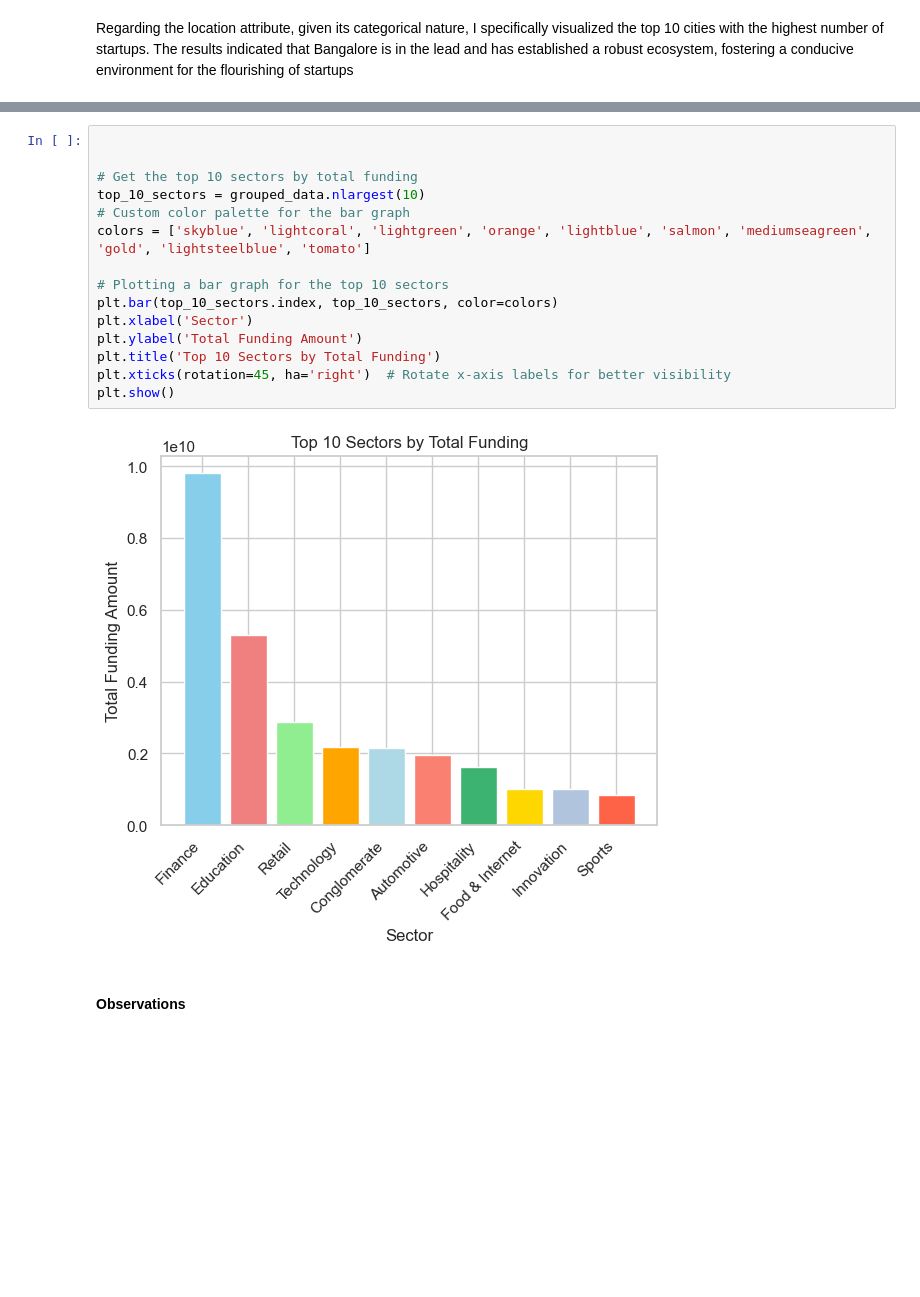
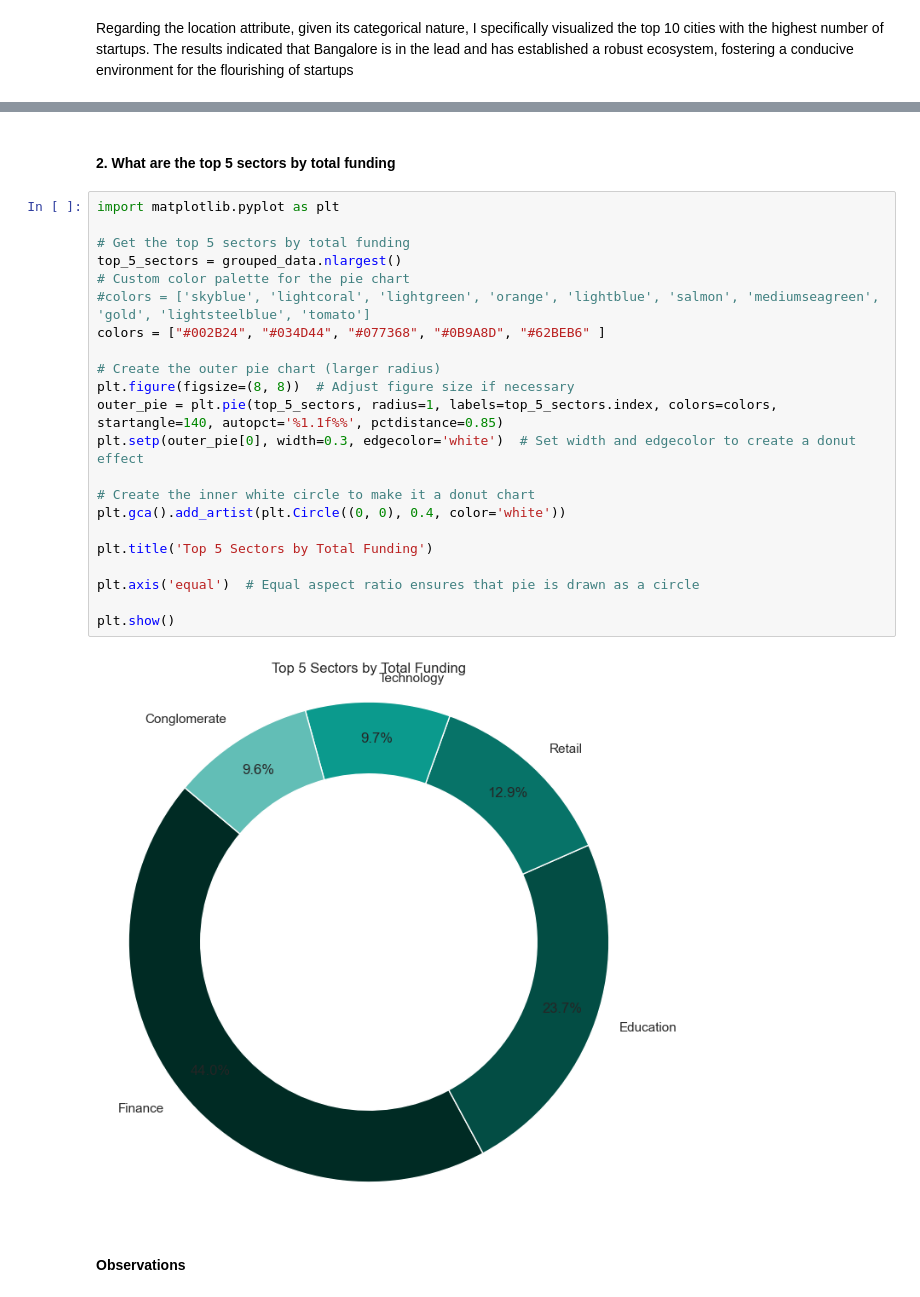
Before and after one commit to Vaniskemunto/ecosystem, a Jupyter notebook: ecosystem.ipynb, the cells around one changed output, grey strips where cells are left out. Cells and saved outputs as stored; diff of their text form; blank space fills up the shorter version.

```diff
--- a/ecosystem.ipynb
+++ b/ecosystem.ipynb
@@ -2331,20 +2315,29 @@ Regarding the location attribute, given its categorical nature, I specifically v
-# %%
-
-
-# Get the top 10 sectors by total funding
-top_10_sectors = grouped_data.nlargest(10)
-# Custom color palette for the bar graph
-colors = ['skyblue', 'lightcoral', 'lightgreen', 'orange', 'lightblue', 'salmon', 'mediumseagreen', 'gold', 'lightsteelblue', 'tomato']
-
-# Plotting a bar graph for the top 10 sectors
-plt.bar(top_10_sectors.index, top_10_sectors, color=colors)
-plt.xlabel('Sector')
-plt.ylabel('Total Funding Amount')
-plt.title('Top 10 Sectors by Total Funding')
-plt.xticks(rotation=45, ha='right')  # Rotate x-axis labels for better visibility
-plt.show()
-# %% [output]
-[figure, removed]
+# %% [markdown]
+#### 2. What are the top 5 sectors by total funding
+# %%
+import matplotlib.pyplot as plt
+
+# Get the top 5 sectors by total funding
+top_5_sectors = grouped_data.nlargest()
+# Custom color palette for the pie chart
+#colors = ['skyblue', 'lightcoral', 'lightgreen', 'orange', 'lightblue', 'salmon', 'mediumseagreen', 'gold', 'lightsteelblue', 'tomato']
+colors = ["#002B24", "#034D44", "#077368", "#0B9A8D", "#62BEB6" ]
+
+# Create the outer pie chart (larger radius)
+plt.figure(figsize=(8, 8))  # Adjust figure size if necessary
+outer_pie = plt.pie(top_5_sectors, radius=1, labels=top_5_sectors.index, colors=colors, startangle=140, autopct='%1.1f%%', pctdistance=0.85)
+plt.setp(outer_pie[0], width=0.3, edgecolor='white')  # Set width and edgecolor to create a donut effect
+
+# Create the inner white circle to make it a donut chart
+plt.gca().add_artist(plt.Circle((0, 0), 0.4, color='white'))
+
+plt.title('Top 5 Sectors by Total Funding')
+
+plt.axis('equal')  # Equal aspect ratio ensures that pie is drawn as a circle
+
+plt.show()
+# %% [output]
+[figure, added]
 # %% [markdown]
 #### Observations
 # %% [markdown]
```
Also changed, not shown: parts of 39 cells of this notebook, 4 other files.
